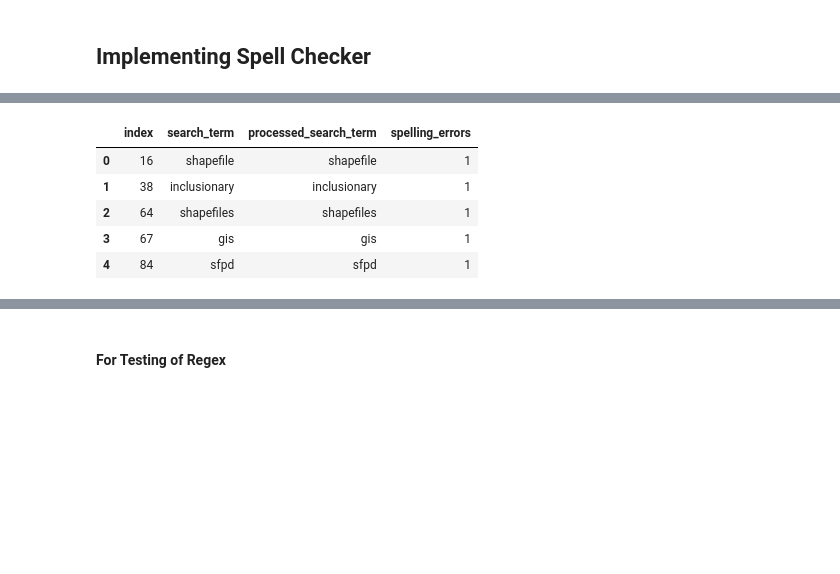
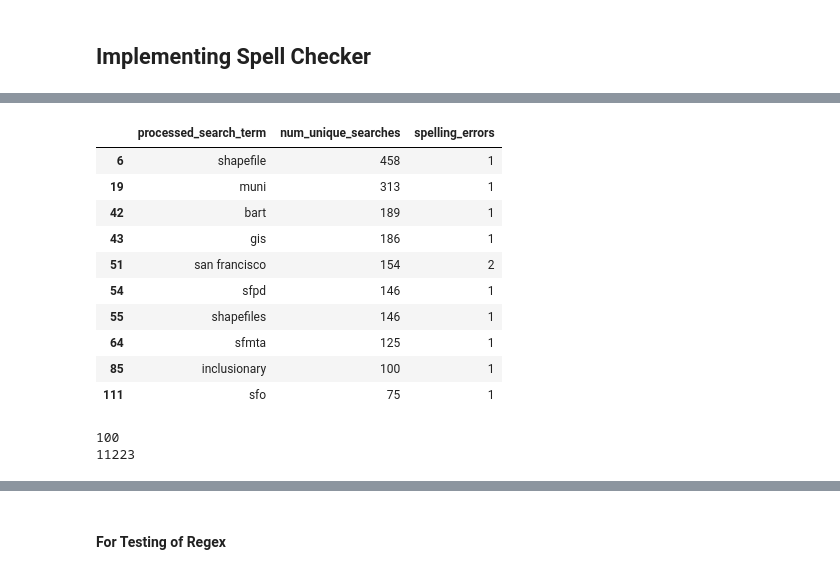
Before and after one commit to sfbrigade/datasci-open-data-search, a Jupyter notebook: search_data_processing.ipynb, the cells around one changed output, grey strips where cells are left out. Cells and saved outputs as stored; diff of their text form; code cells hidden in the pictures; blank space fills up the shorter version.

```diff
--- a/search_data_processing.ipynb
+++ b/search_data_processing.ipynb
@@ -62,0 +73,3 @@ search_terms_df.head()
+# %%
+search_terms_totals = search_terms_df.groupby(by = 'processed_search_term')[['num_unique_searches']]\
+                                     .sum().sort_values('num_unique_searches', ascending = False).reset_index()
@@ -79,15 +132,34 @@ Many search terms indicate that users are not informed on what the purpose of th
 # Load Spellchecker objects
 d = enchant.Dict('en_US')
 chkr = SpellChecker('en_US')
+
+#from NER_people_location import *
+from NER_spacy import *
 
 def check_phrase(phrase):
     '''
     Uses enchant spellchecker to count the number of mispelled words in the phrase
     returns the number of errors found
     '''
+    phrase = str(phrase)
     errors = 0
     chkr.set_text(phrase)
     for err in chkr:
         errors += 1
 
     return errors
+
+def check_phrase2(phrase):
+    phrase = phrase.strip()
+    print phrase
+    errors = 0
+    word_list = phrase.split(" ")
+    for word in word_list:
+        try:
+            if d.check(word) == False:
+                errors+=1
+            else:
+                pass
+        except:
+            return "error"
+    return errors
@@ -94,2 +174,3 @@ def check_phrase(phrase):
 # %%
-search_terms_df['spelling_errors'] = search_terms_df.processed_search_term.apply(lambda x : check_phrase(x))
+search_terms_totals['spelling_errors'] = search_terms_totals.processed_search_term\
+                                            .apply(lambda x: check_phrase(x))
@@ -97,0 +186,6 @@ search_spelling_errors = search_terms_df.ix[search_terms_df.spelling_errors >0]
+# %%
+search_spelling_errors = search_terms_totals.ix[search_terms_totals.spelling_errors > 0]
+non_spelling_errors = search_terms_totals.ix[search_terms_totals.spelling_errors == 0]
+
+# Create sample
+search_spelling_errors = search_spelling_errors[0:100]
@@ -98,9 +206,20 @@ search_spelling_errors = search_terms_df.ix[search_terms_df.spelling_errors >0]
 # %%
-search_spelling_errors.head()
+search_spelling_errors.head(10)
 # %% [output]
-|  | index | search_term | processed_search_term | spelling_errors |
-| 0 | 16 | shapefile | shapefile | 1 |
-| 1 | 38 | inclusionary | inclusionary | 1 |
-| 2 | 64 | shapefiles | shapefiles | 1 |
-| 3 | 67 | gis | gis | 1 |
-| 4 | 84 | sfpd | sfpd | 1 |
+|  | processed_search_term | num_unique_searches | spelling_errors |
+| 6 | shapefile | 458 | 1 |
+| 19 | muni | 313 | 1 |
+| 42 | bart | 189 | 1 |
+| 43 | gis | 186 | 1 |
+| 51 | san francisco | 154 | 2 |
+| 54 | sfpd | 146 | 1 |
+| 55 | shapefiles | 146 | 1 |
+| 64 | sfmta | 125 | 1 |
+| 85 | inclusionary | 100 | 1 |
+| 111 | sfo | 75 | 1 |
+# %%
+print len(search_spelling_errors)
+print len(non_spelling_errors)
+# %% [output]
+100
+11223
```
Also changed, not shown: parts of 52 cells of this notebook, 13 other files.
